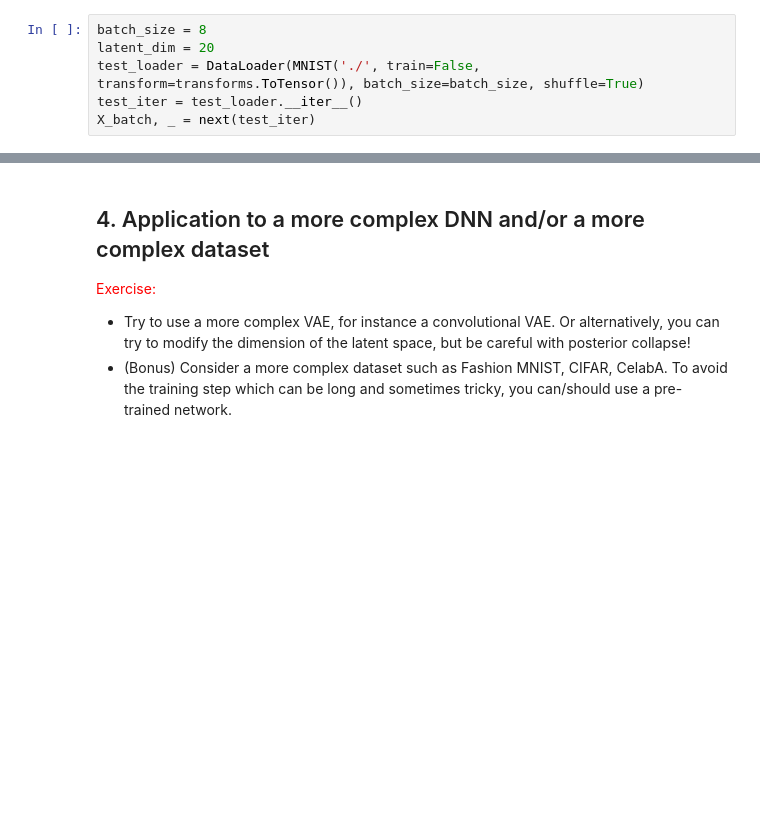
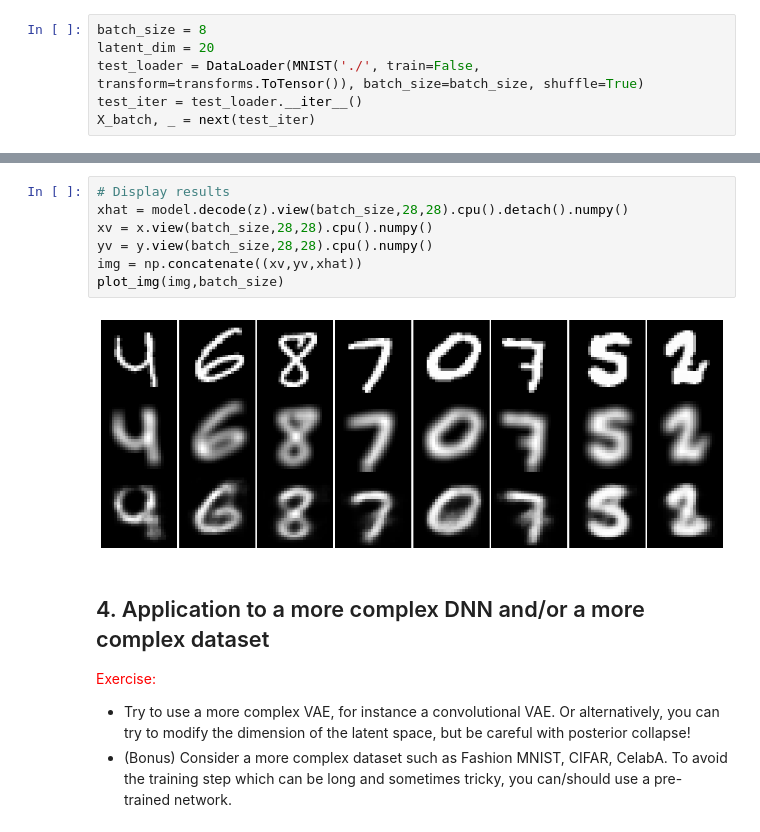
Before and after one commit to valthoraval/deep-learning, a Jupyter notebook: BE_generative_IPs.ipynb, the cells around one changed output, grey strips where cells are left out. Cells and saved outputs as stored; diff of their text form; blank space fills up the shorter version.

```diff
--- a/BE_generative_IPs.ipynb
+++ b/BE_generative_IPs.ipynb
@@ -428,3 +430,12 @@ TypeError: ignored
+# %%
+# Display results
+xhat = model.decode(z).view(batch_size,28,28).cpu().detach().numpy()
+xv = x.view(batch_size,28,28).cpu().numpy()
+yv = y.view(batch_size,28,28).cpu().numpy()
+img = np.concatenate((xv,yv,xhat))
+plot_img(img,batch_size)
+# %% [output]
+[figure, added]
 # %% [markdown]
 ## 4. Application to a more complex DNN and/or a more complex dataset
 <font color='red'>Exercise:</font>
```
Also changed, not shown: parts of 2 cells of this notebook.
